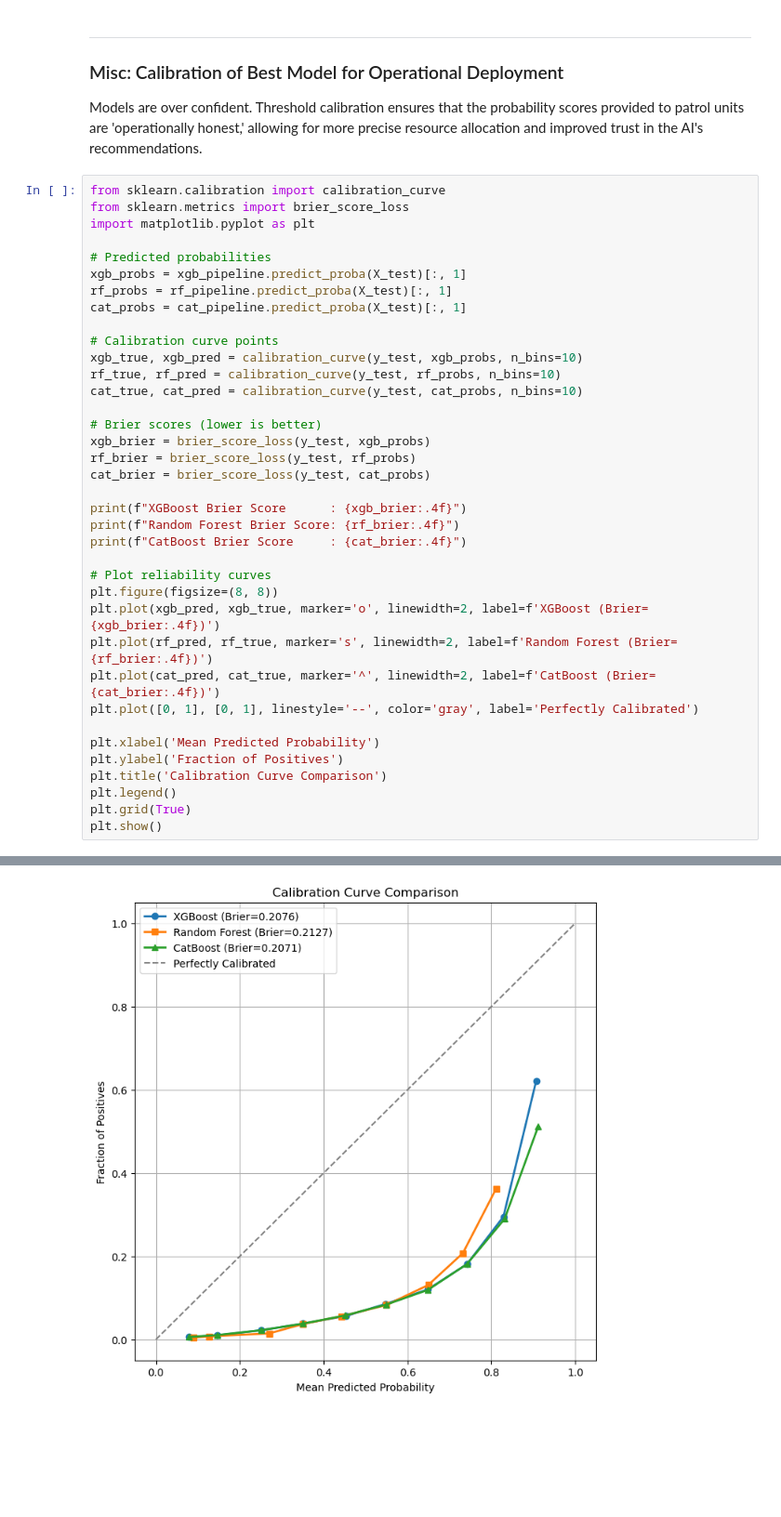
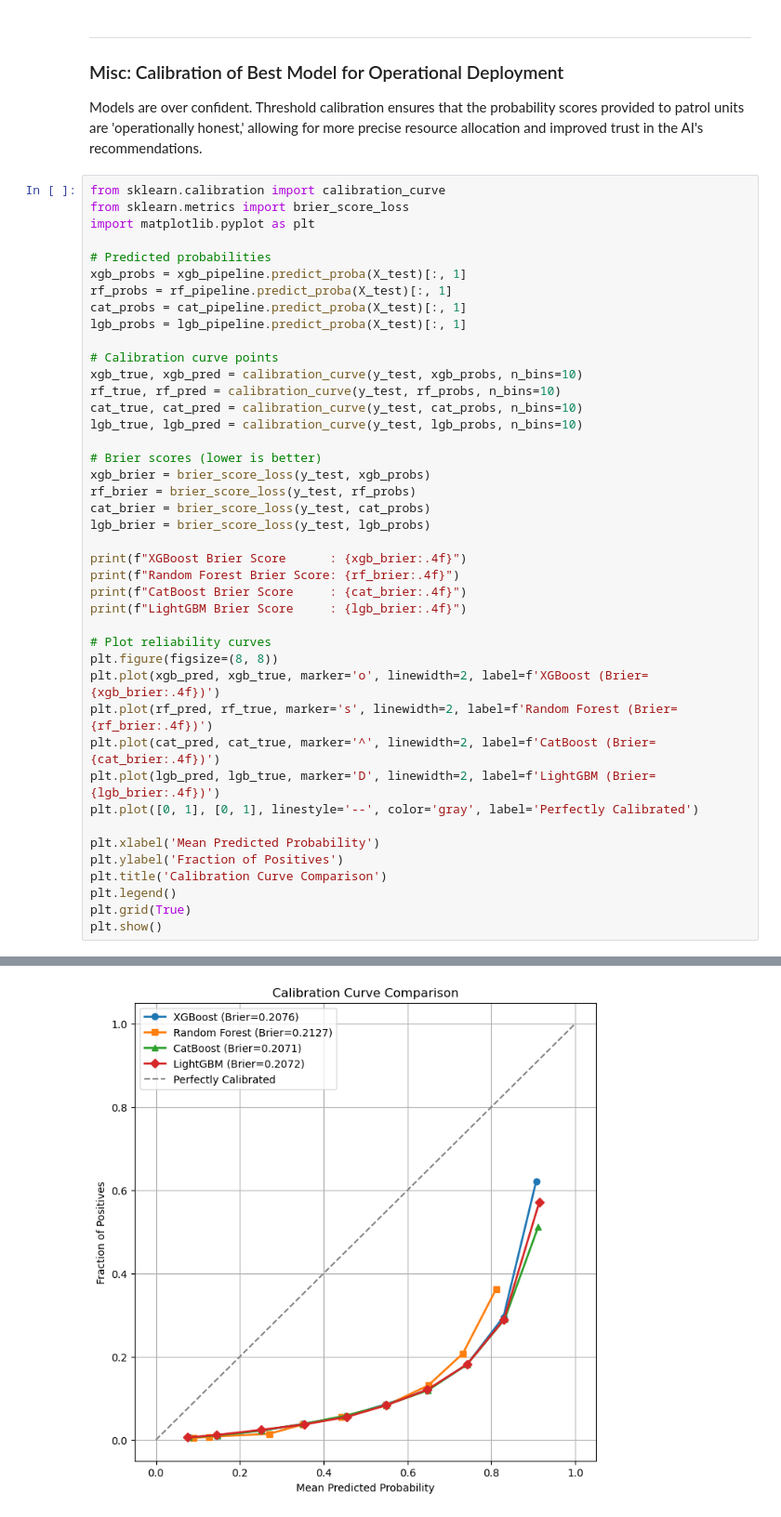
Before and after one commit to e1548423/Team23_IT5006_Predictive_Policing_AY2526Sem2, a Jupyter notebook: ML/Model/Crime_Prediction_Training (Violent Crime).ipynb, the cells around one changed output, grey strips where cells are left out. Shown at 93% size. Cells and saved outputs as stored; diff of their text form; blank space fills up the shorter version.

Commit message:
Added LightGBM model

```diff
--- a/ML/Model/Crime_Prediction_Training (Violent Crime).ipynb
+++ b/ML/Model/Crime_Prediction_Training (Violent Crime).ipynb
@@ -1460,26 +1586,31 @@ import matplotlib.pyplot as plt
 xgb_probs = xgb_pipeline.predict_proba(X_test)[:, 1]
 rf_probs = rf_pipeline.predict_proba(X_test)[:, 1]
 cat_probs = cat_pipeline.predict_proba(X_test)[:, 1]
+lgb_probs = lgb_pipeline.predict_proba(X_test)[:, 1]
 
 # Calibration curve points
 xgb_true, xgb_pred = calibration_curve(y_test, xgb_probs, n_bins=10)
 rf_true, rf_pred = calibration_curve(y_test, rf_probs, n_bins=10)
 cat_true, cat_pred = calibration_curve(y_test, cat_probs, n_bins=10)
+lgb_true, lgb_pred = calibration_curve(y_test, lgb_probs, n_bins=10)
 
 # Brier scores (lower is better)
 xgb_brier = brier_score_loss(y_test, xgb_probs)
 rf_brier = brier_score_loss(y_test, rf_probs)
 cat_brier = brier_score_loss(y_test, cat_probs)
+lgb_brier = brier_score_loss(y_test, lgb_probs)
 
 print(f"XGBoost Brier Score      : {xgb_brier:.4f}")
 print(f"Random Forest Brier Score: {rf_brier:.4f}")
 print(f"CatBoost Brier Score     : {cat_brier:.4f}")
+print(f"LightGBM Brier Score     : {lgb_brier:.4f}")
 
 # Plot reliability curves
 plt.figure(figsize=(8, 8))
 plt.plot(xgb_pred, xgb_true, marker='o', linewidth=2, label=f'XGBoost (Brier={xgb_brier:.4f})')
 plt.plot(rf_pred, rf_true, marker='s', linewidth=2, label=f'Random Forest (Brier={rf_brier:.4f})')
 plt.plot(cat_pred, cat_true, marker='^', linewidth=2, label=f'CatBoost (Brier={cat_brier:.4f})')
+plt.plot(lgb_pred, lgb_true, marker='D', linewidth=2, label=f'LightGBM (Brier={lgb_brier:.4f})')
 plt.plot([0, 1], [0, 1], linestyle='--', color='gray', label='Perfectly Calibrated')
 
 plt.xlabel('Mean Predicted Probability')
@@ -1495 +1627 @@ CatBoost Brier Score     : 0.2071
-[figure, old version]
+[figure, new version]
```
Also changed, not shown: parts of 14 cells of this notebook.
